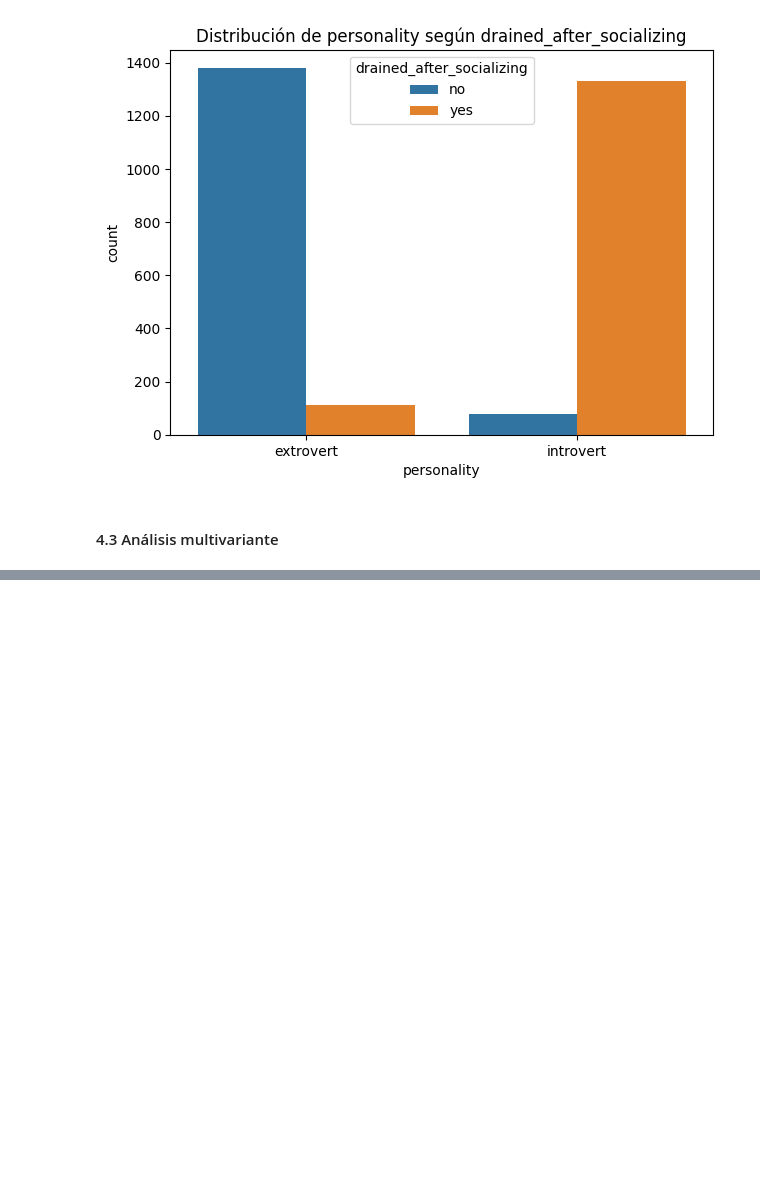
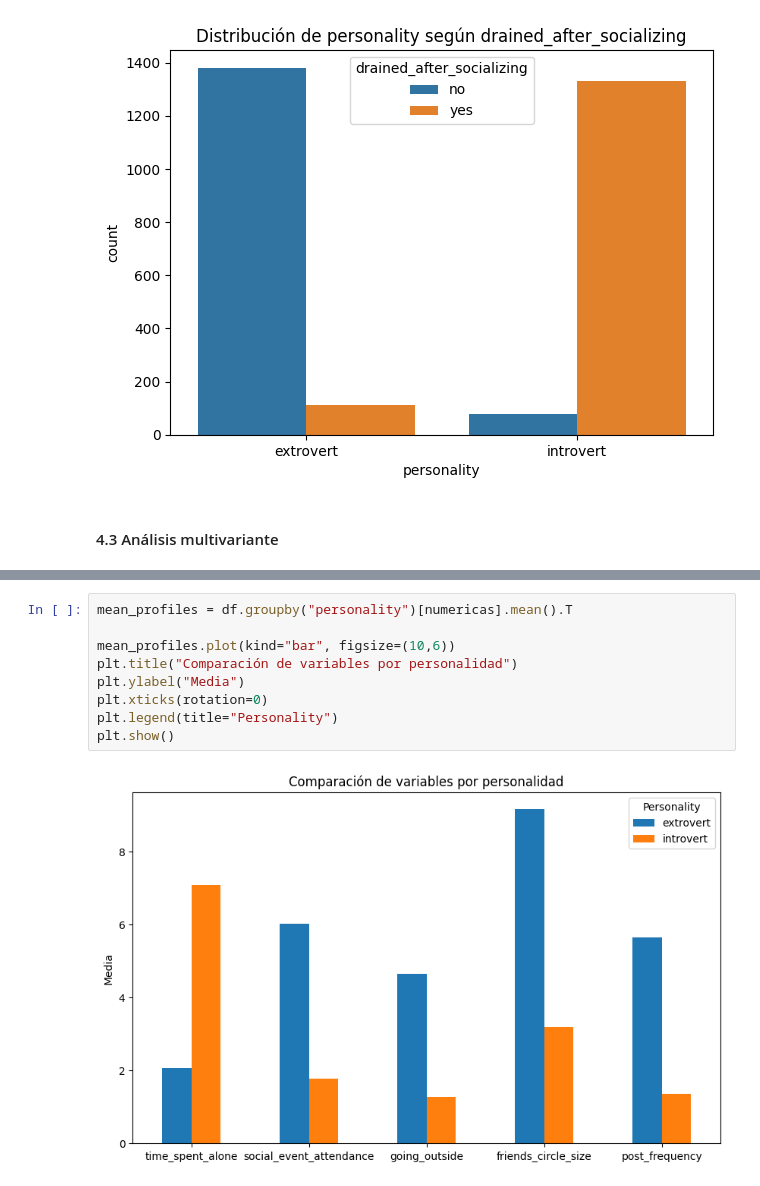
Before and after one commit to Marpp98/EDA_Extrovert_VS_Introvert_behaviour, a Jupyter notebook: notebooks/notebook.ipynb, the cells around one changed output, grey strips where cells are left out. Saved outputs shown, nothing was run; the diff lists cells and outputs as text; blank space fills up the shorter version.

```diff
--- a/notebooks/notebook.ipynb
+++ b/notebooks/notebook.ipynb
@@ -664,0 +673,11 @@ grafico_barras_categoricas_target(df,categoricas,target)
+# %%
+mean_profiles = df.groupby("personality")[numericas].mean().T
+
+mean_profiles.plot(kind="bar", figsize=(10,6))
+plt.title("Comparación de variables por personalidad")
+plt.ylabel("Media")
+plt.xticks(rotation=0)
+plt.legend(title="Personality")
+plt.show()
+# %% [output]
+[figure, added]
```
Also changed, not shown: parts of 6 cells of this notebook.
